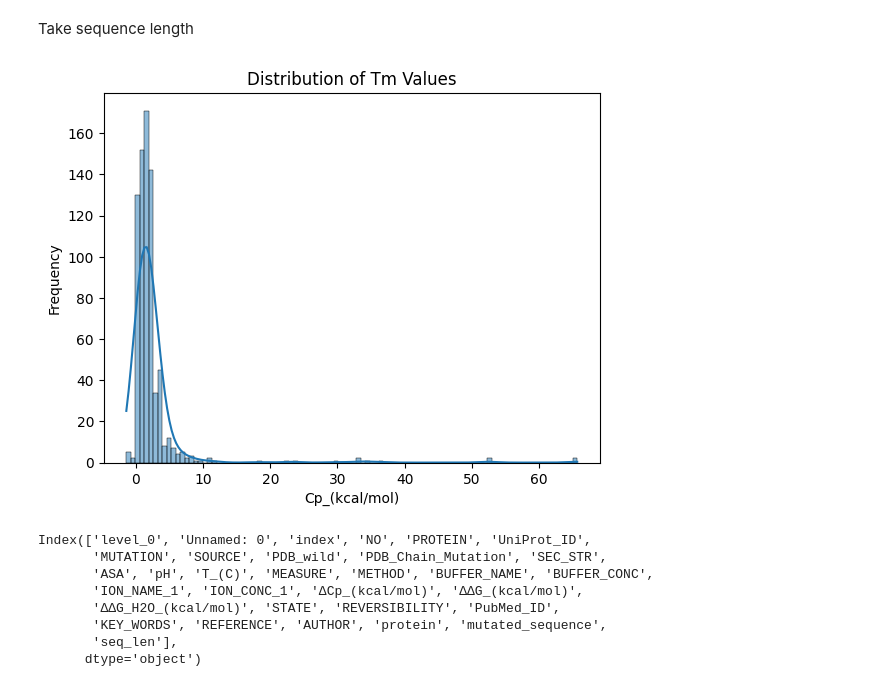
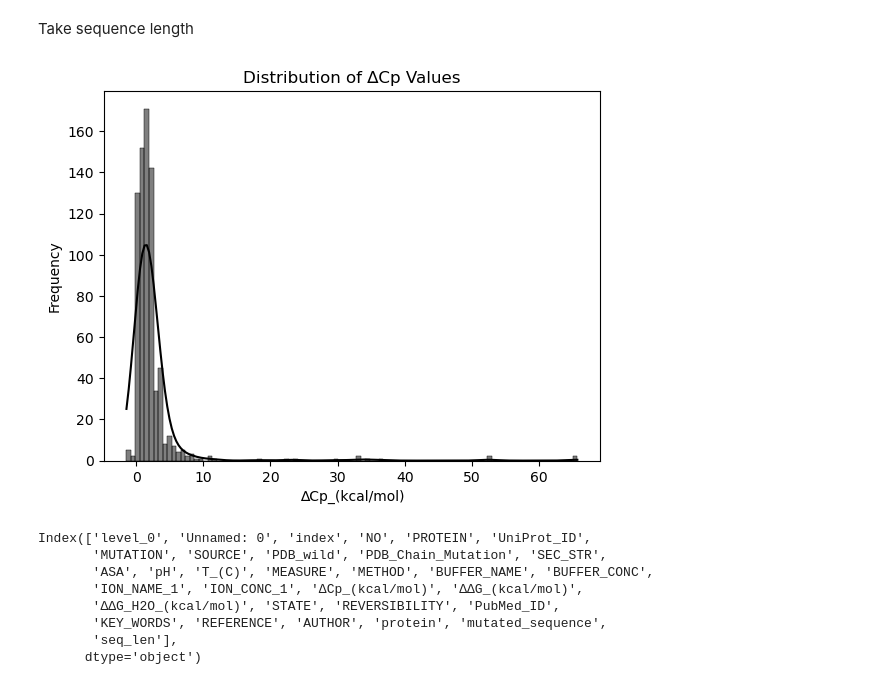
Before and after one commit to Growdeatechnology/delta_Cp_prediction, a Jupyter notebook: cp_prediction.ipynb, the cells around one changed output. Cells and saved outputs as stored; diff of their text form; code cells hidden in the pictures.

```diff
--- a/cp_prediction.ipynb
+++ b/cp_prediction.ipynb
@@ -132,21 +123,21 @@ df['seq_len'] = df['mutated_sequence'].apply(len)
 # %%
 import seaborn as sns
 import matplotlib.pyplot as plt
 
 # Create the histogram plot
-sns.histplot(df['∆Cp_(kcal/mol)'], bins=100, kde=True)
+sns.histplot(df['∆Cp_(kcal/mol)'], bins=100, kde=True,color='black')
 
 # Add labels and title
-plt.xlabel('Cp_(kcal/mol)')  # Update the label for 'Tm'
+plt.xlabel('∆Cp_(kcal/mol)')  # Update the label for 'Tm'
 plt.ylabel('Frequency')
-plt.title('Distribution of Tm Values')
+plt.title('Distribution of ∆Cp Values')
 
 # Display the plot
 plt.show()
 
 # Save the plot as an image (e.g., PNG)
 # %% [output]
-[figure, old version]
+[figure, new version]
 # %%
 df.columns
 # %% [output]
```
Also changed, not shown: parts of 14 cells of this notebook.
